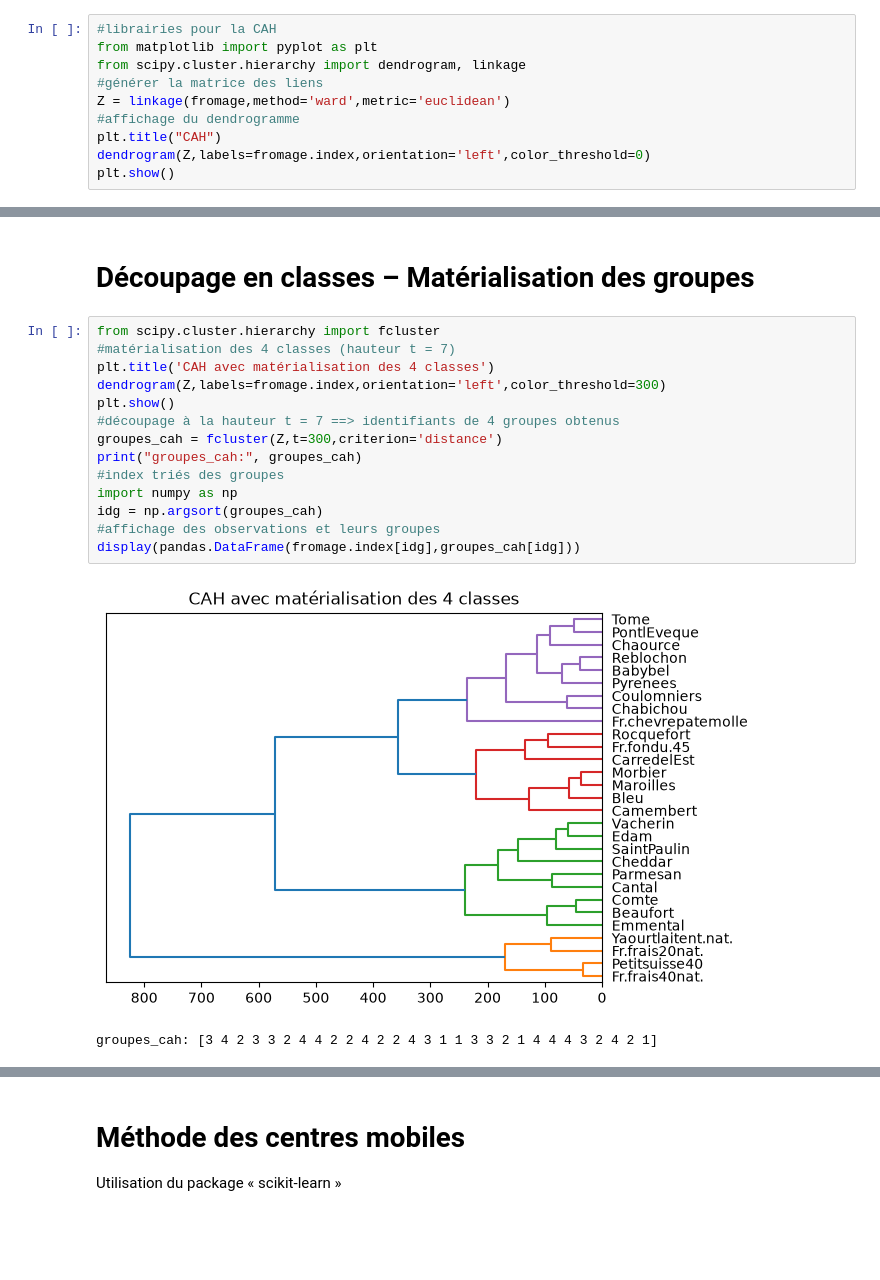
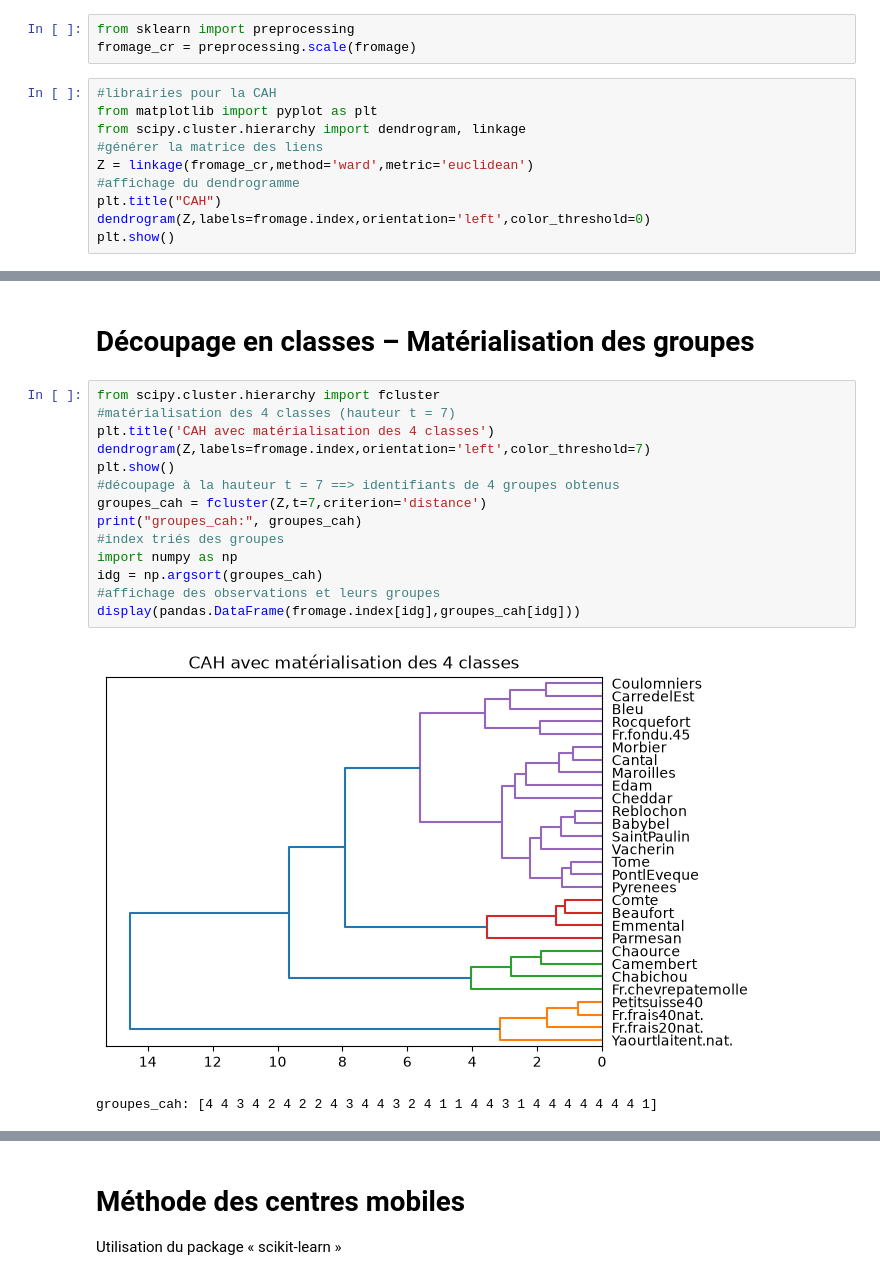
Before and after one commit to sarahmoussaoui/Machine-learning-for-Data-Science-Practical-Work, a Jupyter notebook: TP1/tp1.ipynb, the cells around one changed output, grey strips where cells are left out. Cells and saved outputs as stored; diff of their text form; blank space fills up the shorter version.

```diff
--- a/TP1/tp1.ipynb
+++ b/TP1/tp1.ipynb
@@ -16,12 +55,15 @@ scatter_matrix(fromage,figsize=(9,9))
 # %% [markdown]
 # Classification ascendante hiérarchique
 Utilisation du package « scipy »
+# %%
+from sklearn import preprocessing
+fromage_cr = preprocessing.scale(fromage)
 # %%
 #librairies pour la CAH
 from matplotlib import pyplot as plt
 from scipy.cluster.hierarchy import dendrogram, linkage
 #générer la matrice des liens
-Z = linkage(fromage,method='ward',metric='euclidean')
+Z = linkage(fromage_cr,method='ward',metric='euclidean')
 #affichage du dendrogramme
 plt.title("CAH")
 dendrogram(Z,labels=fromage.index,orientation='left',color_threshold=0)
@@ -31,20 +75,20 @@ plt.show()
 # %%
 from scipy.cluster.hierarchy import fcluster
 #matérialisation des 4 classes (hauteur t = 7)
 plt.title('CAH avec matérialisation des 4 classes')
-dendrogram(Z,labels=fromage.index,orientation='left',color_threshold=300)
+dendrogram(Z,labels=fromage.index,orientation='left',color_threshold=7)
 plt.show()
 #découpage à la hauteur t = 7 ==> identifiants de 4 groupes obtenus
-groupes_cah = fcluster(Z,t=300,criterion='distance')
+groupes_cah = fcluster(Z,t=7,criterion='distance')
 print("groupes_cah:", groupes_cah)
 #index triés des groupes
 import numpy as np
 idg = np.argsort(groupes_cah)
 #affichage des observations et leurs groupes
 display(pandas.DataFrame(fromage.index[idg],groupes_cah[idg]))
 # %% [output]
-[figure, old version]
+[figure, new version]
-groupes_cah: [3 4 2 3 3 2 4 4 2 2 4 2 2 4 3 1 1 3 3 2 1 4 4 4 3 2 4 2 1]
+groupes_cah: [4 4 3 4 2 4 2 2 4 3 4 4 3 2 4 1 1 4 4 3 1 4 4 4 4 4 4 4 1]
 |  | Fromages |
 | 1 | Fr.frais20nat. |
 | 1 | Yaourtlaitent.nat. |
```
Also changed, not shown: parts of 11 cells of this notebook.
